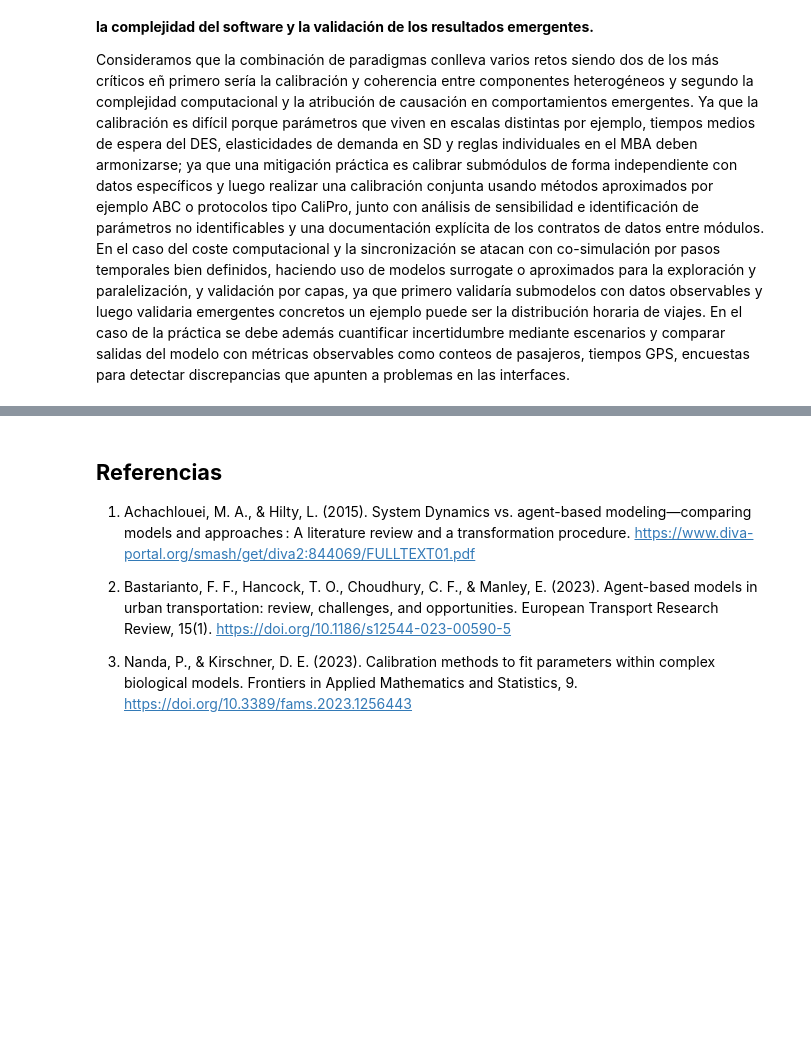
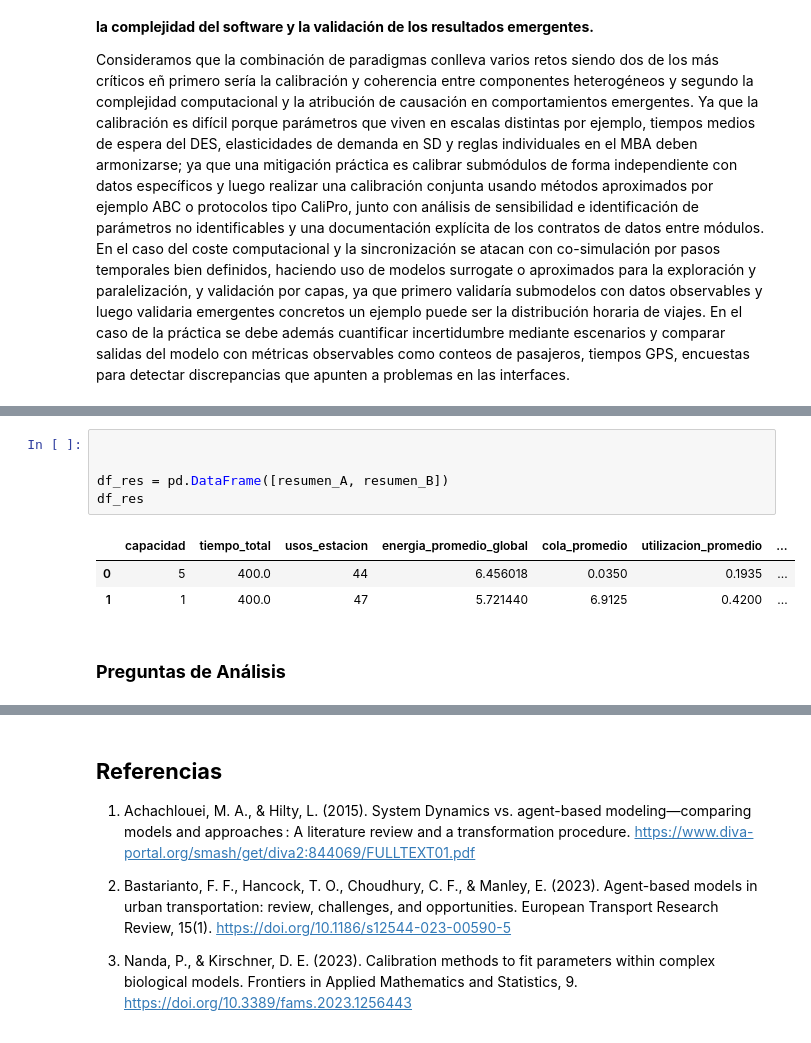
Before and after one commit to FabianKel/ModSim-LAB7, a Jupyter notebook: lab7parte2.ipynb, the cells around one changed output, grey strips where cells are left out. Saved outputs shown, nothing was run; the diff lists cells and outputs as text; blank space fills up the shorter version.

```diff
--- a/lab7parte2.ipynb
+++ b/lab7parte2.ipynb
@@ -30,0 +319,11 @@ Consideramos que la combinación de paradigmas conlleva varios retos siendo dos
+# %%
+
+
+df_res = pd.DataFrame([resumen_A, resumen_B])
+df_res
+# %% [output]
+|  | capacidad | tiempo_total | usos_estacion | energia_promedio_global | cola_promedio | utilizacion_promedio | ... |
+| 0 | 5 | 400.0 | 44 | 6.456018 | 0.0350 | 0.1935 | ... |
+| 1 | 1 | 400.0 | 47 | 5.721440 | 6.9125 | 0.4200 | ... |
+# %% [markdown]
+### **Preguntas de Análisis**
```
Also changed, not shown: parts of 12 cells of this notebook, 5 other files.
